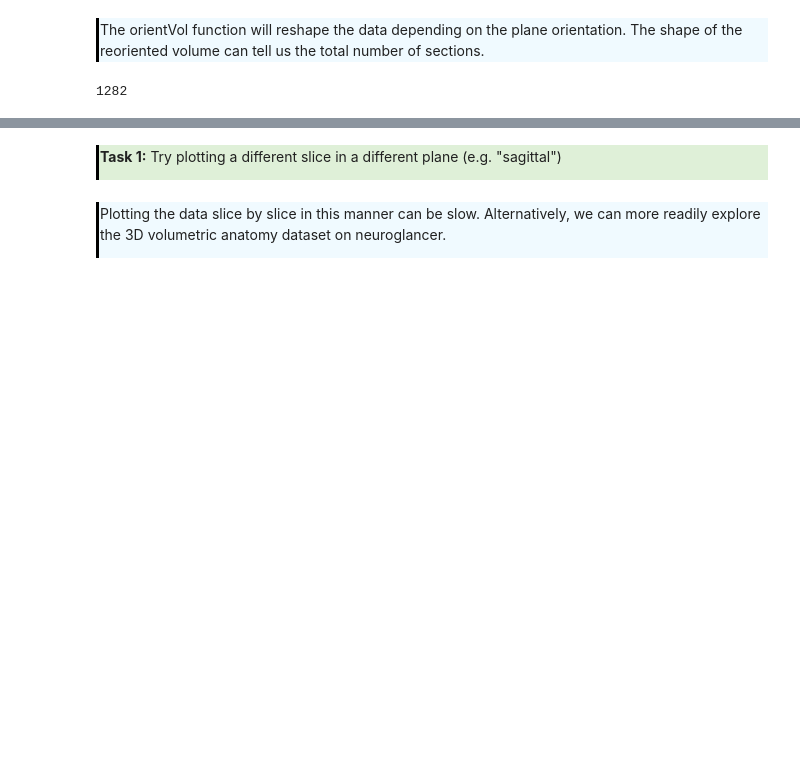
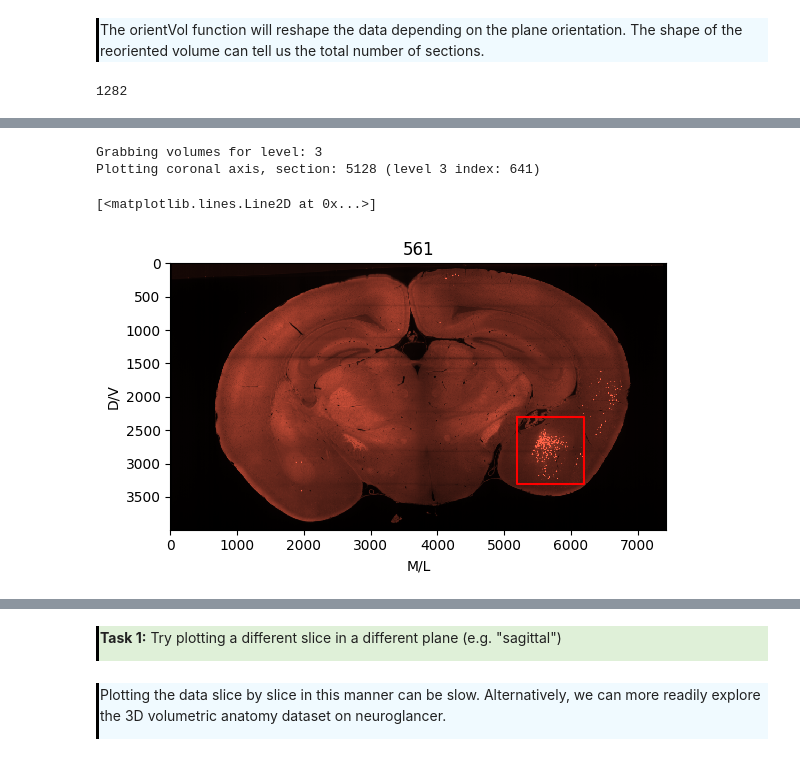
Before and after one commit to AllenNeuralDynamics/AIND-CNC-SmartSPIM-Workshop, a Jupyter notebook: code/Workshop Notebook V2.ipynb, the cells around one changed output, grey strips where cells are left out. Cells and saved outputs as stored; diff of their text form; code cells hidden in the pictures; blank space fills up the shorter version.

```diff
--- a/code/Workshop Notebook V2.ipynb
+++ b/code/Workshop Notebook V2.ipynb
@@ -115,0 +141,15 @@ chVol.shape[0]
+# %%
+# Get your bearings with a low-resolution version
+x.plotSlice(ch = "561", plane = "coronal", section = [])
+
+# Subset to a section of this image for plotting at higher resolution in the next cell
+extent = [5200, 6200, 3300, 2300]
+square_coord =  ((extent[0], extent[1], extent[1], extent[0], extent[0]),
+                 (extent[3], extent[3], extent[2], extent[2],   extent[3]))
+
+plt.plot(*square_coord, c="r")
+# %% [output]
+Grabbing volumes for level: 3
+Plotting coronal axis, section: 5128 (level 3 index: 641)
+[<matplotlib.lines.Line2D at 0x...>]
+[figure, added]
```
Also changed, not shown: parts of 26 cells of this notebook, 1 other file.
